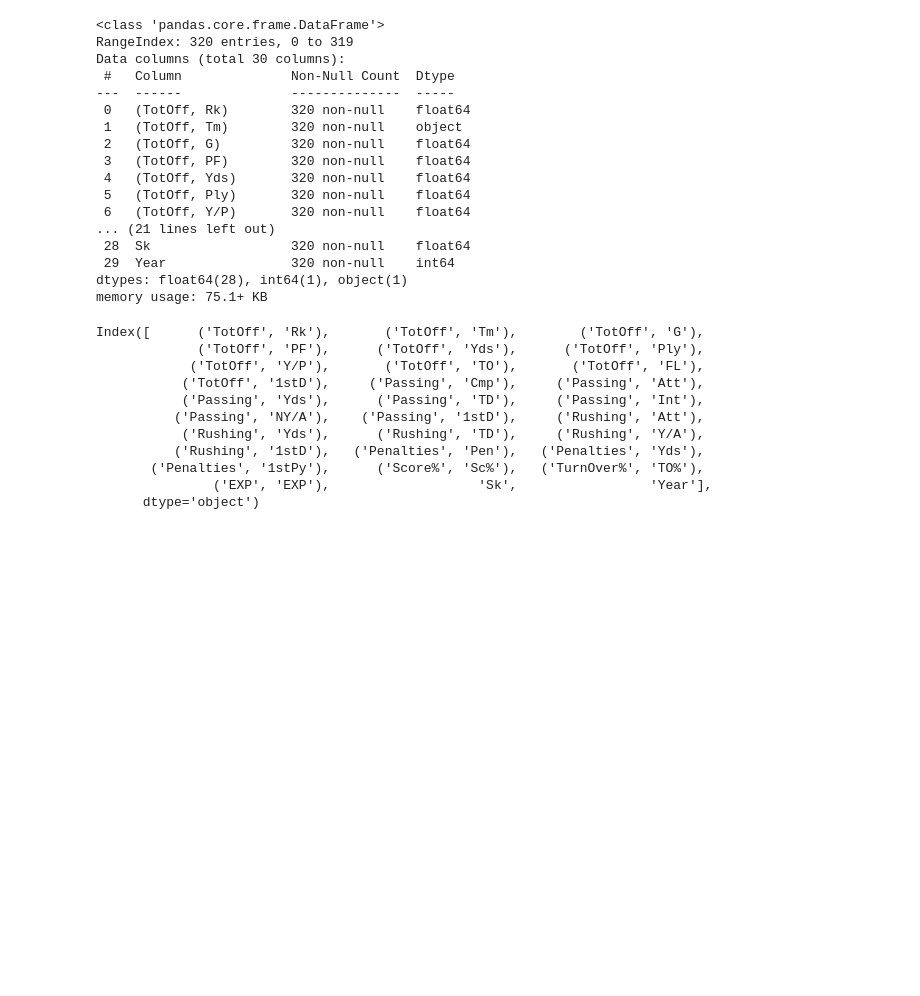
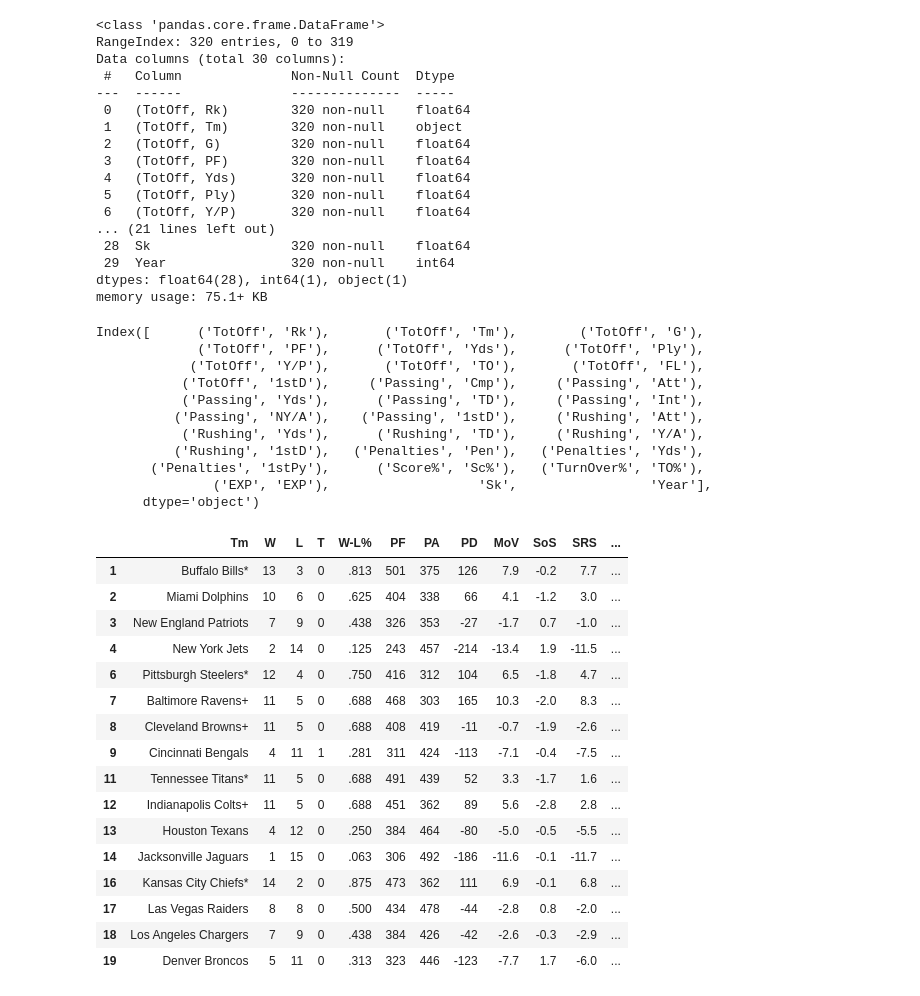
Before and after one commit to scottstack19/SB55-projection, a Jupyter notebook: code_initial.ipynb, the cells around one changed output. Saved outputs shown, nothing was run; the diff lists cells and outputs as text; code cells hidden in the pictures; blank space fills up the shorter version.

```diff
--- a/code_initial.ipynb
+++ b/code_initial.ipynb
@@ -199,3 +199,65 @@ Index([      ('TotOff', 'Rk'),       ('TotOff', 'Tm'),        ('TotOff', 'G'),
        ('Penalties', '1stPy'),      ('Score%', 'Sc%'),   ('TurnOver%', 'TO%'),
                ('EXP', 'EXP'),                   'Sk',                 'Year'],
       dtype='object')
+# %%
+#for loop to get data for X years
+
+#get standings inlcuding win-loss record
+
+year = 2020
+#URL for website data
+url = "https://www.pro-football-reference.com/years/"
+urls = []
+AFCStandDfs = []
+NFCStandDfs = []
+for index in np.arange(10):
+    #create URL for BeautifulSoup
+    urls.append(url + str(year - index) +'/')
+    years = year - index
+
+count = 0
+for index in urls:
+    soup = BeautifulSoup(requests.get(index).content, 'html.parser')
+    AFCtable = soup.select('table', id='AFC')
+    NFCtable = soup.select('table', id='NFC')
+    AFCStandDf = pd.read_html(str(AFCtable))[0]
+    NFCStandDf = pd.read_html(str(NFCtable))[0]
+    curr_year = year - count
+    AFCStandDf['Year'] = curr_year
+    AFCStandDfs.append(AFCStandDf)
+    NFCStandDf['Year'] = curr_year
+    NFCStandDfs.append(NFCStandDf)
+    count+=1
+
+
+#initialize Dataframe
+AFCStandings = AFCStandDfs[0]
+NFCStandings = NFCStandDfs[0]
+for i in range(len(AFCStandDfs)-1):
+    #append DF, reset index to continuous
+    AFCStandings = AFCStandings.append(AFCStandDfs[i+1],ignore_index = True)
+    NFCStandings = NFCStandings.append(NFCStandDfs[i+1],ignore_index = True)
+
+#drop conference labels (north,east,west,south)
+AFCStandings.drop(AFCStandings.index[0:len(AFCStandings):5], inplace = True)
+NFCStandings.drop(NFCStandings.index[0:len(NFCStandings):5], inplace = True)
+# %%
+AFCStandings.head(16)
+# %% [output]
+|  | Tm | W | L | T | W-L% | PF | PA | PD | MoV | SoS | SRS | ... |
+| 1 | Buffalo Bills* | 13 | 3 | 0 | .813 | 501 | 375 | 126 | 7.9 | -0.2 | 7.7 | ... |
+| 2 | Miami Dolphins | 10 | 6 | 0 | .625 | 404 | 338 | 66 | 4.1 | -1.2 | 3.0 | ... |
+| 3 | New England Patriots | 7 | 9 | 0 | .438 | 326 | 353 | -27 | -1.7 | 0.7 | -1.0 | ... |
+| 4 | New York Jets | 2 | 14 | 0 | .125 | 243 | 457 | -214 | -13.4 | 1.9 | -11.5 | ... |
+| 6 | Pittsburgh Steelers* | 12 | 4 | 0 | .750 | 416 | 312 | 104 | 6.5 | -1.8 | 4.7 | ... |
+| 7 | Baltimore Ravens+ | 11 | 5 | 0 | .688 | 468 | 303 | 165 | 10.3 | -2.0 | 8.3 | ... |
+| 8 | Cleveland Browns+ | 11 | 5 | 0 | .688 | 408 | 419 | -11 | -0.7 | -1.9 | -2.6 | ... |
+| 9 | Cincinnati Bengals | 4 | 11 | 1 | .281 | 311 | 424 | -113 | -7.1 | -0.4 | -7.5 | ... |
+| 11 | Tennessee Titans* | 11 | 5 | 0 | .688 | 491 | 439 | 52 | 3.3 | -1.7 | 1.6 | ... |
+| 12 | Indianapolis Colts+ | 11 | 5 | 0 | .688 | 451 | 362 | 89 | 5.6 | -2.8 | 2.8 | ... |
+| 13 | Houston Texans | 4 | 12 | 0 | .250 | 384 | 464 | -80 | -5.0 | -0.5 | -5.5 | ... |
+| 14 | Jacksonville Jaguars | 1 | 15 | 0 | .063 | 306 | 492 | -186 | -11.6 | -0.1 | -11.7 | ... |
+| 16 | Kansas City Chiefs* | 14 | 2 | 0 | .875 | 473 | 362 | 111 | 6.9 | -0.1 | 6.8 | ... |
+| 17 | Las Vegas Raiders | 8 | 8 | 0 | .500 | 434 | 478 | -44 | -2.8 | 0.8 | -2.0 | ... |
+| 18 | Los Angeles Chargers | 7 | 9 | 0 | .438 | 384 | 426 | -42 | -2.6 | -0.3 | -2.9 | ... |
+| 19 | Denver Broncos | 5 | 11 | 0 | .313 | 323 | 446 | -123 | -7.7 | 1.7 | -6.0 | ... |
```
Also changed, not shown: parts of 3 cells of this notebook.
